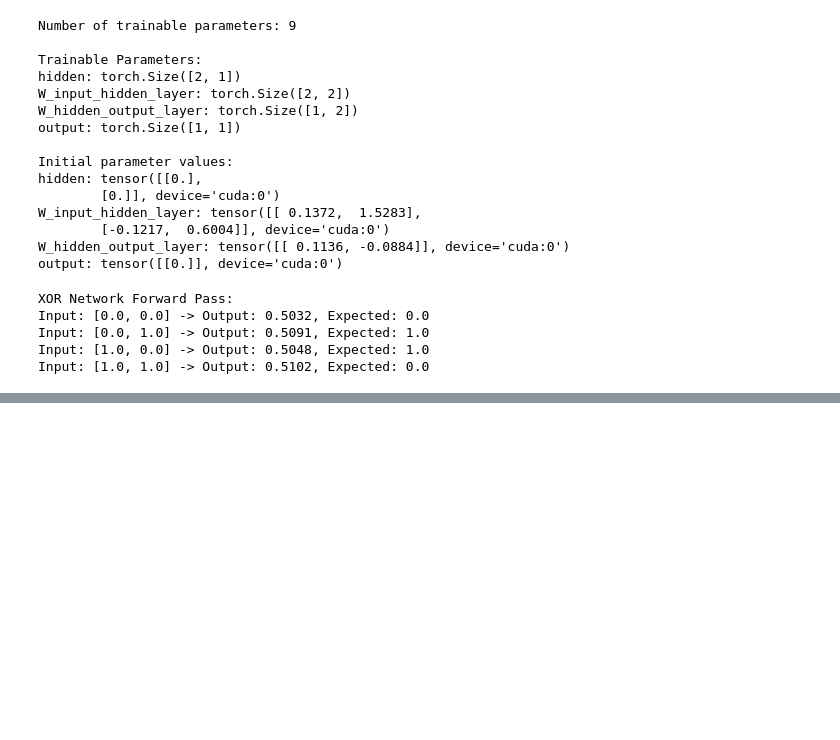
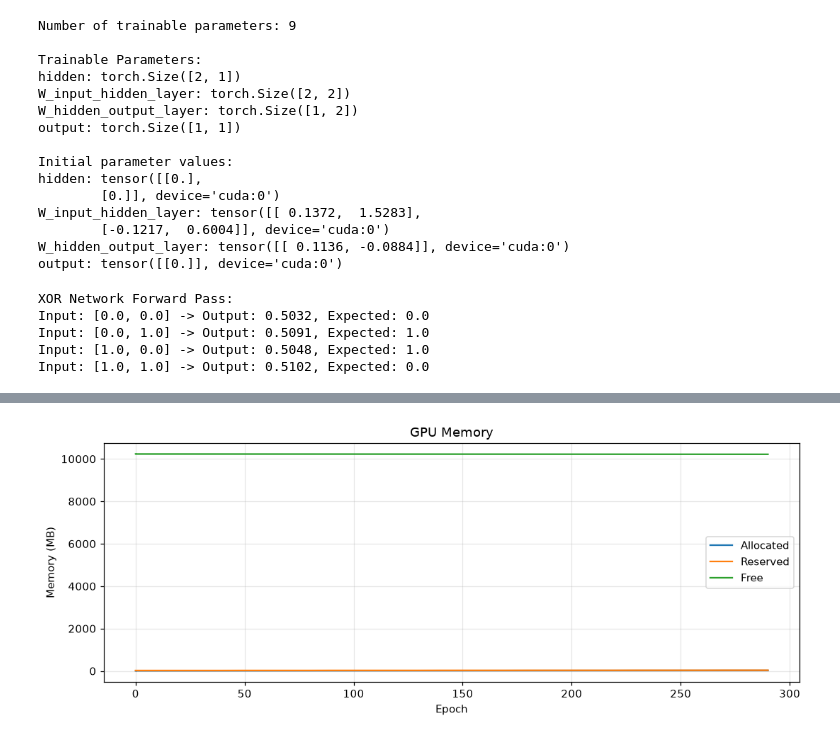
Before and after one commit to protimroy/basis, a Jupyter notebook: notebooks/experiments.ipynb, the cells around one changed output, grey strips where cells are left out. Cells and saved outputs as stored; diff of their text form; code cells hidden in the pictures; blank space fills up the shorter version.

```diff
--- a/notebooks/experiments.ipynb
+++ b/notebooks/experiments.ipynb
@@ -139,0 +206,13 @@ Reusing TensorBoard on port 6006 (pid 276951), started 4:28:25 ago. (Use '!kill
+# %%
+from src.utils.plot_utils import plot_gpu_memory
+
+gpu_tags = [t for t in run_data if t.startswith("GPU/")]
+if gpu_tags:
+    fig, ax = plt.subplots(figsize=(10, 4))
+    plot_gpu_memory(run_data, ax=ax)
+    plt.tight_layout()
+    plt.show()
+else:
+    print("No GPU metrics recorded (CPU-only run).")
+# %% [output]
+[figure, added]
```
Also changed, not shown: parts of 9 cells of this notebook, 4 other files.
